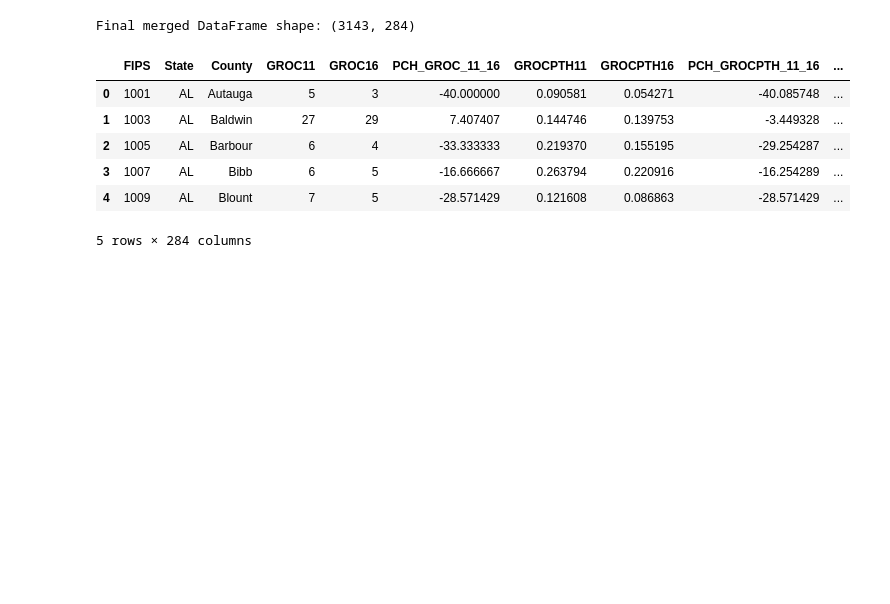
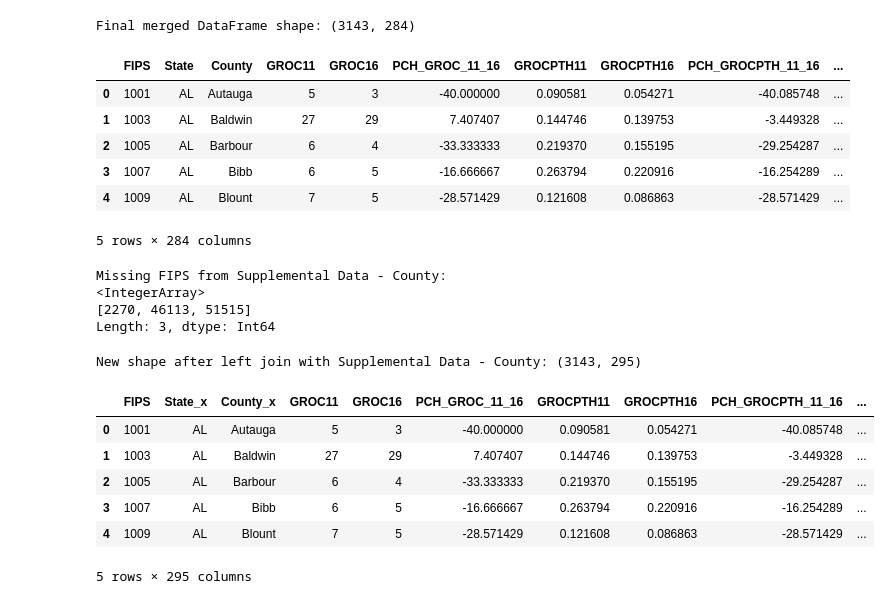
Before and after one commit to Aakash2112/Food-Deserts---Hackathon, a Jupyter notebook: Food_Environment.ipynb, the cells around one changed output. Drawn from its saved outputs; the diff is of its cells as text; code cells hidden in the pictures; blank space fills up the shorter version.

```diff
--- a/Food_Environment.ipynb
+++ b/Food_Environment.ipynb
@@ -206,3 +206,51 @@ Final merged DataFrame shape: (3143, 284)
 | 3 | 1007 | AL | Bibb | 6 | 5 | -16.666667 | 0.263794 | 0.220916 | -16.254289 | ... |
 | 4 | 1009 | AL | Blount | 7 | 5 | -28.571429 | 0.121608 | 0.086863 | -28.571429 | ... |
 5 rows × 284 columns
+# %%
+missing_fips = access_df[~merged_df["FIPS"].isin(supplemental_data___county_df["FIPS"])]
+
+print("Missing FIPS from Supplemental Data - County:")
+print(missing_fips["FIPS"].unique())
+# %% [output]
+Missing FIPS from Supplemental Data - County:
+<IntegerArray>
+[2270, 46113, 51515]
+Length: 3, dtype: Int64
+# %%
+# First, make sure supplemental_data__county_df exists
+# If not already created, recreate it from dfs dictionary
+if 'supplemental_data__county_df' not in globals():
+    supplemental_data__county_df = dfs["Supplemental Data - County"]
+
+# This is to ensure consistent datatypes for join keys
+for key in ["FIPS", "State", "County"]:
+    if key in merged_df.columns:
+        if key == "FIPS":
+            merged_df[key] = merged_df[key].astype("Int64")
+        else:
+            merged_df[key] = merged_df[key].astype(str)
+
+    if key in supplemental_data__county_df.columns:
+        if key == "FIPS":
+            supplemental_data__county_df[key] = supplemental_data__county_df[key].astype("Int64")
+        else:
+            supplemental_data__county_df[key] = supplemental_data__county_df[key].astype(str)
+
+merged_df = pd.merge(
+    merged_df,
+    supplemental_data__county_df,
+    on=["FIPS"],
+    how="left"
+)
+# %%
+print("New shape after left join with Supplemental Data - County:", merged_df.shape)
+merged_df.head()
+# %% [output]
+New shape after left join with Supplemental Data - County: (3143, 295)
+|  | FIPS | State_x | County_x | GROC11 | GROC16 | PCH_GROC_11_16 | GROCPTH11 | GROCPTH16 | PCH_GROCPTH_11_16 | ... |
+| 0 | 1001 | AL | Autauga | 5 | 3 | -40.000000 | 0.090581 | 0.054271 | -40.085748 | ... |
+| 1 | 1003 | AL | Baldwin | 27 | 29 | 7.407407 | 0.144746 | 0.139753 | -3.449328 | ... |
+| 2 | 1005 | AL | Barbour | 6 | 4 | -33.333333 | 0.219370 | 0.155195 | -29.254287 | ... |
+| 3 | 1007 | AL | Bibb | 6 | 5 | -16.666667 | 0.263794 | 0.220916 | -16.254289 | ... |
+| 4 | 1009 | AL | Blount | 7 | 5 | -28.571429 | 0.121608 | 0.086863 | -28.571429 | ... |
+5 rows × 295 columns
```
Also changed, not shown: parts of 7 cells of this notebook.
